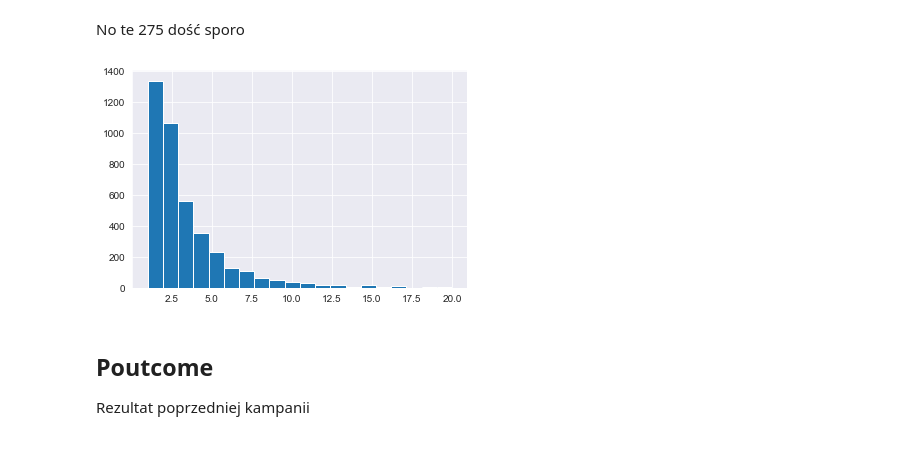
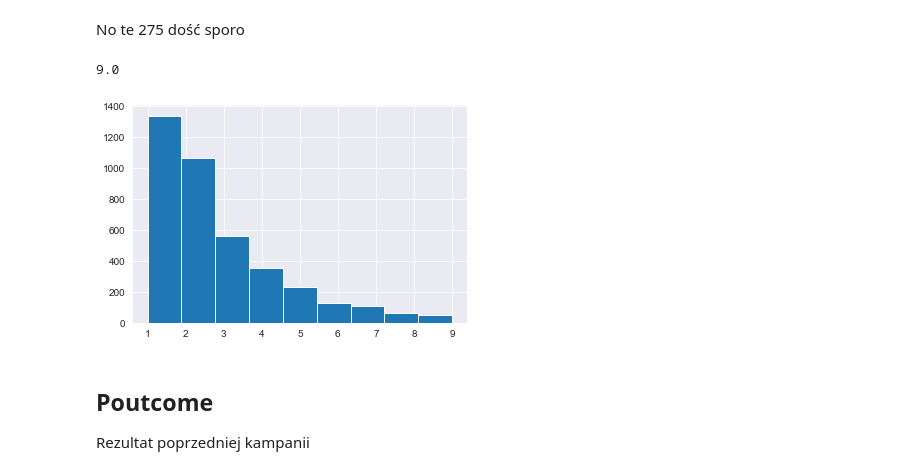
Before and after one commit to MajshiJD/ML_proj2, a Jupyter notebook: preprocessing/EDA_preprocessing.ipynb, the cells around one changed output. Cells and saved outputs as stored; diff of their text form; code cells hidden in the pictures.

```diff
--- a/preprocessing/EDA_preprocessing.ipynb
+++ b/preprocessing/EDA_preprocessing.ipynb
@@ -462,11 +479,15 @@ df.previous.sort_values(ascending=False)
 Name: previous, Length: 22152, dtype: int64
 # %% [markdown]
 No te 275 dość sporo
+# %%
+np.quantile(df.previous, 0.99)
+# %% [output]
+9.0
 # %%
-df[(df.previous != 0) & (df.previous <= 20)].previous.hist(bins=20)
+df[(df.previous != 0) & (df.previous <= np.quantile(df.previous, 0.99))].previous.hist(bins=9)
 plt.show()
 # %% [output]
-[figure, old version]
+[figure, new version]
 # %% [markdown]
 ## Poutcome
 
```
Also changed, not shown: parts of 28 cells of this notebook, 7 other files.
